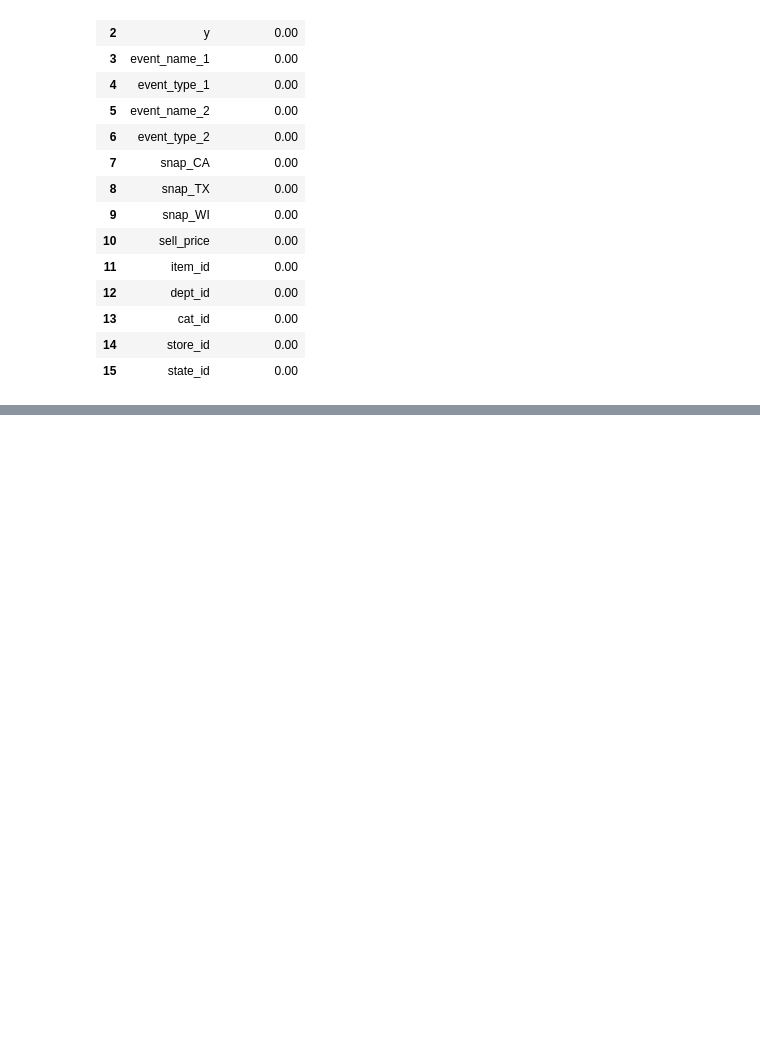
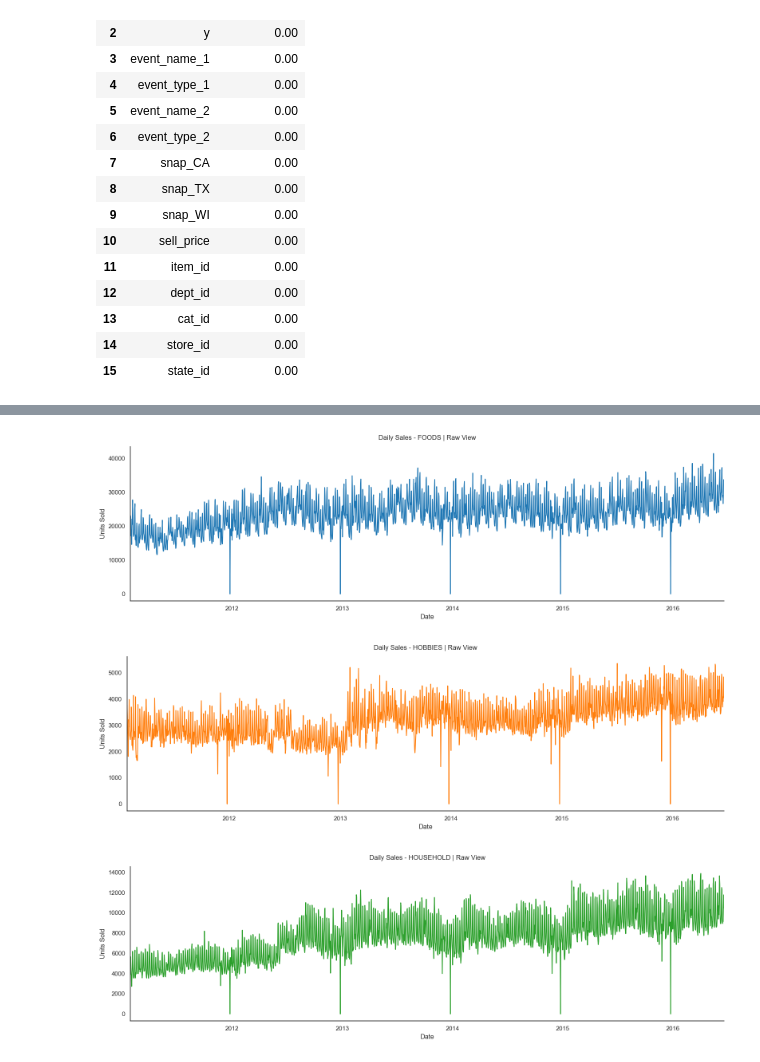
Before and after one commit to jclaudio019/portfolio-projects, a Jupyter notebook: notebooks/Data_Exploration.ipynb, the cells around one changed output, grey strips where cells are left out. Cells and saved outputs as stored; diff of their text form; code cells hidden in the pictures; blank space fills up the shorter version.

```diff
--- a/notebooks/Data_Exploration.ipynb
+++ b/notebooks/Data_Exploration.ipynb
@@ -230,0 +435,6 @@ series_lengths.describe(include="all")
+# %%
+plot_category_panels(category_daily_raw, title_suffix="Raw View")
+# %% [output]
+[figure, added]
+[figure, added]
+[figure, added]
```
Also changed, not shown: parts of 69 cells of this notebook, 27 other files.
